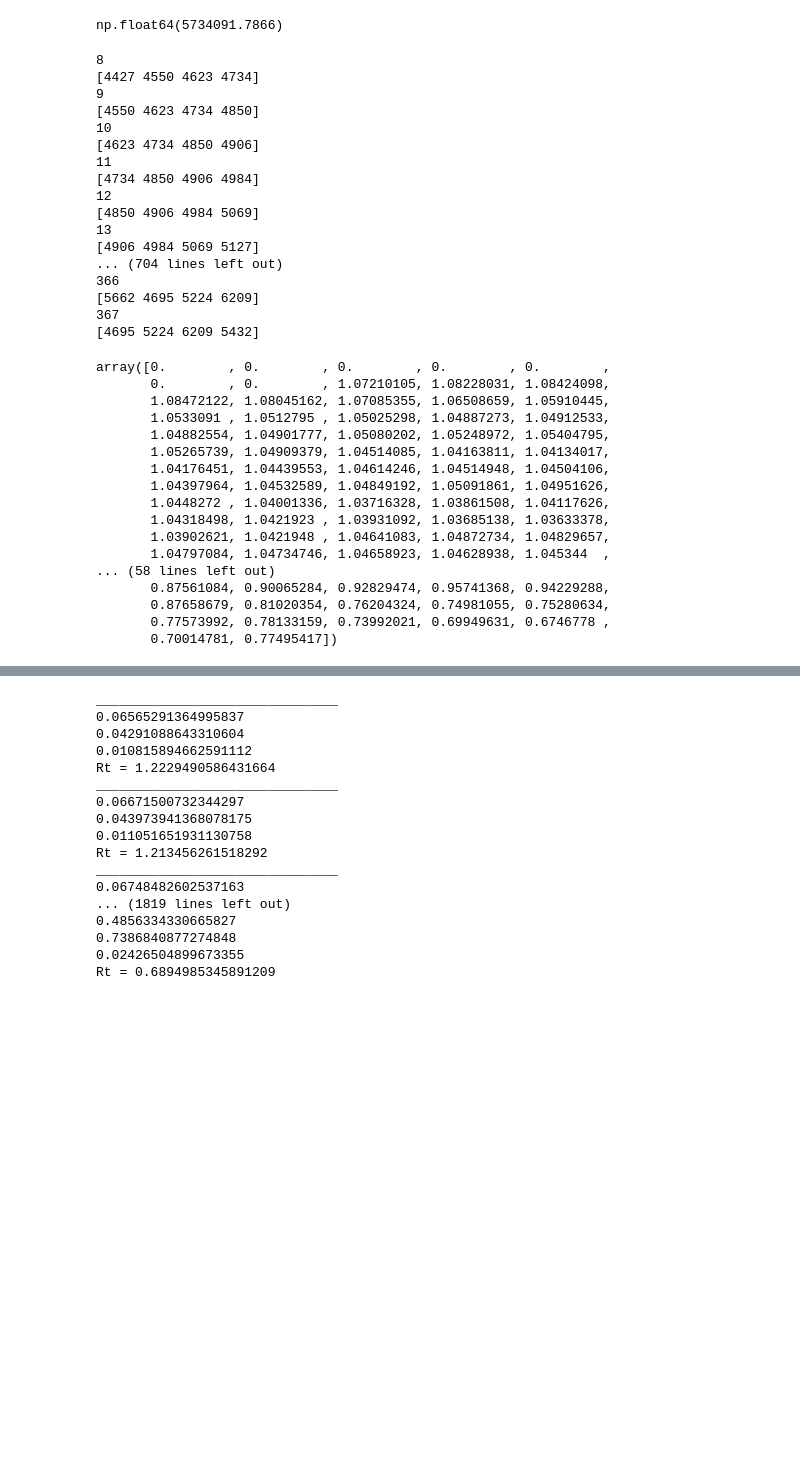
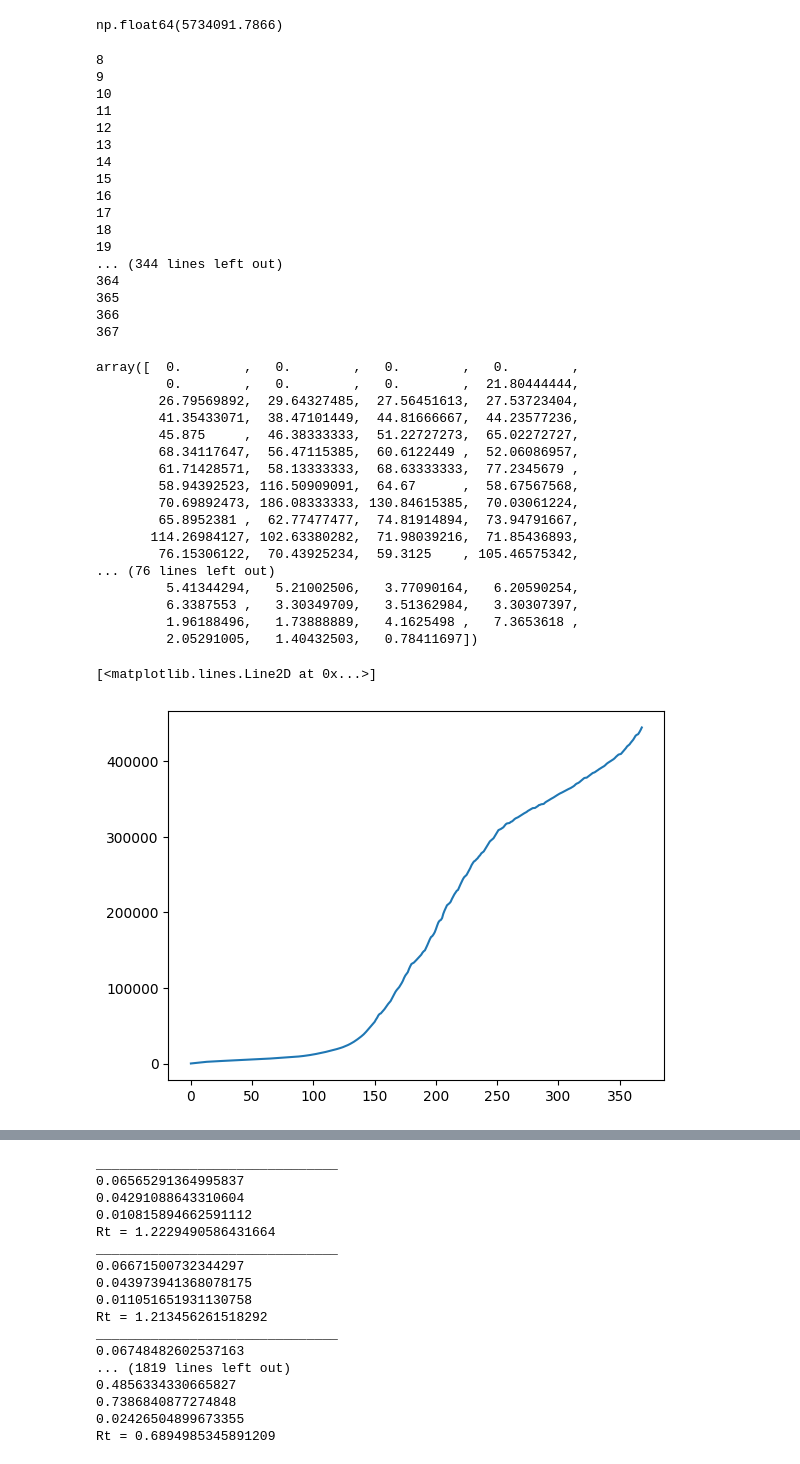
Before and after one commit to blabla9111/PINN_LLM, a Jupyter notebook: notebooks/R0_counter.ipynb, the cells around one changed output, grey strips where cells are left out. Cells and saved outputs as stored; diff of their text form; code cells hidden in the pictures; blank space fills up the shorter version.

```diff
--- a/notebooks/R0_counter.ipynb
+++ b/notebooks/R0_counter.ipynb
@@ -235,41 +259,46 @@ epidParams.N
 # %% [output]
 np.float64(5734091.7866)
 # %%
-epidParams = EpidParams(S_data, I_data, R_data, D_data, timesteps)
+epidParams = EpidParams(S_data, I_data2, R_data2, D_data2, timesteps)
 epidParams.Rt_array()
 # %% [output]
 8
-[4427 4550 4623 4734]
 9
-[4550 4623 4734 4850]
 10
-[4623 4734 4850 4906]
 11
-[4734 4850 4906 4984]
 12
-[4850 4906 4984 5069]
 13
-[4906 4984 5069 5127]
-... (704 lines left out)
+14
+15
+16
+17
+18
+19
+... (344 lines left out)
+364
+365
 366
-[5662 4695 5224 6209]
 367
-[4695 5224 6209 5432]
-array([0.        , 0.        , 0.        , 0.        , 0.        ,
-       0.        , 0.        , 1.07210105, 1.08228031, 1.08424098,
-       1.08472122, 1.08045162, 1.07085355, 1.06508659, 1.05910445,
-       1.0533091 , 1.0512795 , 1.05025298, 1.04887273, 1.04912533,
-       1.04882554, 1.04901777, 1.05080202, 1.05248972, 1.05404795,
-       1.05265739, 1.04909379, 1.04514085, 1.04163811, 1.04134017,
-       1.04176451, 1.04439553, 1.04614246, 1.04514948, 1.04504106,
-       1.04397964, 1.04532589, 1.04849192, 1.05091861, 1.04951626,
-       1.0448272 , 1.04001336, 1.03716328, 1.03861508, 1.04117626,
-       1.04318498, 1.0421923 , 1.03931092, 1.03685138, 1.03633378,
-       1.03902621, 1.0421948 , 1.04641083, 1.04872734, 1.04829657,
-       1.04797084, 1.04734746, 1.04658923, 1.04628938, 1.045344  ,
-... (58 lines left out)
-       0.87561084, 0.90065284, 0.92829474, 0.95741368, 0.94229288,
-       0.87658679, 0.81020354, 0.76204324, 0.74981055, 0.75280634,
-       0.77573992, 0.78133159, 0.73992021, 0.69949631, 0.6746778 ,
-       0.70014781, 0.77495417])
+array([  0.        ,   0.        ,   0.        ,   0.        ,
+         0.        ,   0.        ,   0.        ,  21.80444444,
+        26.79569892,  29.64327485,  27.56451613,  27.53723404,
+        41.35433071,  38.47101449,  44.81666667,  44.23577236,
+        45.875     ,  46.38333333,  51.22727273,  65.02272727,
+        68.34117647,  56.47115385,  60.6122449 ,  52.06086957,
+        61.71428571,  58.13333333,  68.63333333,  77.2345679 ,
+        58.94392523, 116.50909091,  64.67      ,  58.67567568,
+        70.69892473, 186.08333333, 130.84615385,  70.03061224,
+        65.8952381 ,  62.77477477,  74.81914894,  73.94791667,
+       114.26984127, 102.63380282,  71.98039216,  71.85436893,
+        76.15306122,  70.43925234,  59.3125    , 105.46575342,
+... (76 lines left out)
+         5.41344294,   5.21002506,   3.77090164,   6.20590254,
+         6.3387553 ,   3.30349709,   3.51362984,   3.30307397,
+         1.96188496,   1.73888889,   4.1625498 ,   7.3653618 ,
+         2.05291005,   1.40432503,   0.78411697])
+# %%
+plt.plot(R_data)
+# %% [output]
+[<matplotlib.lines.Line2D at 0x...>]
+[figure, added]
 # %%
```
Also changed, not shown: parts of 9 cells of this notebook, 23 other files.
